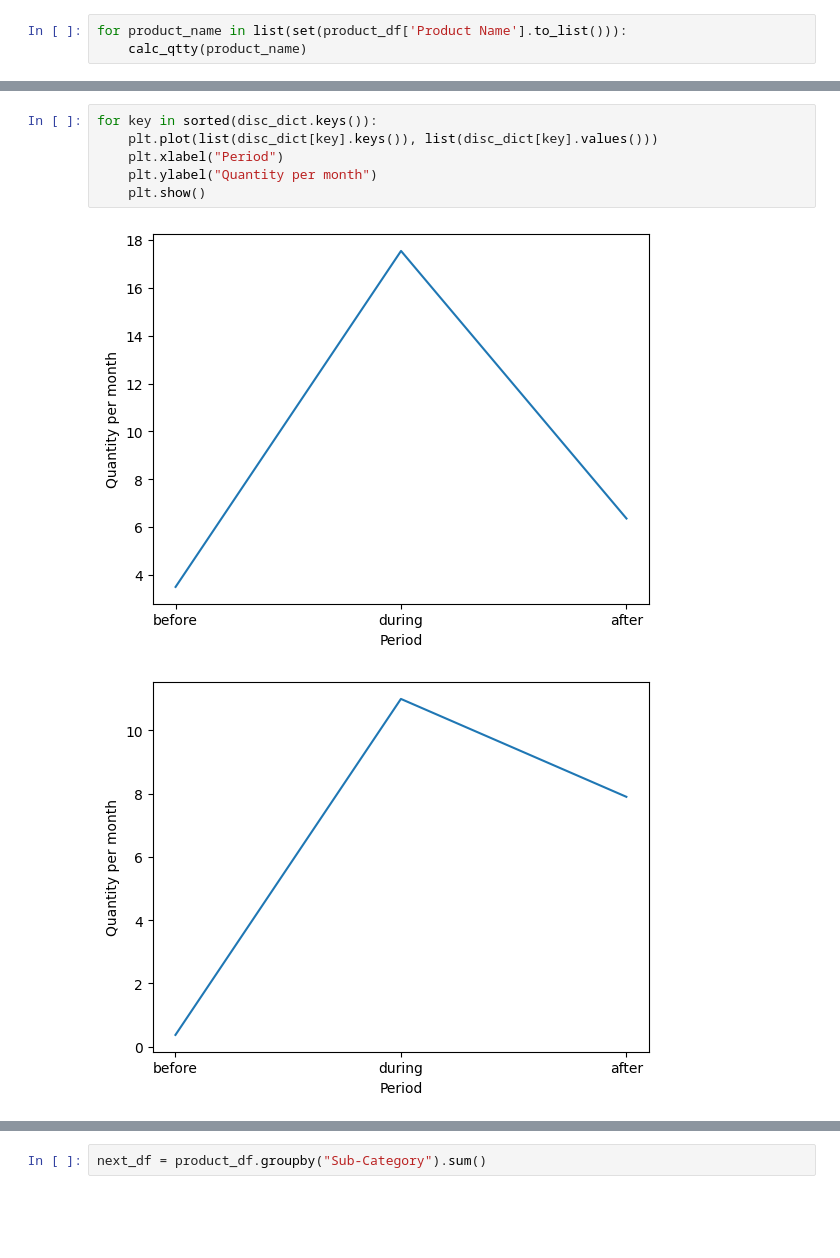
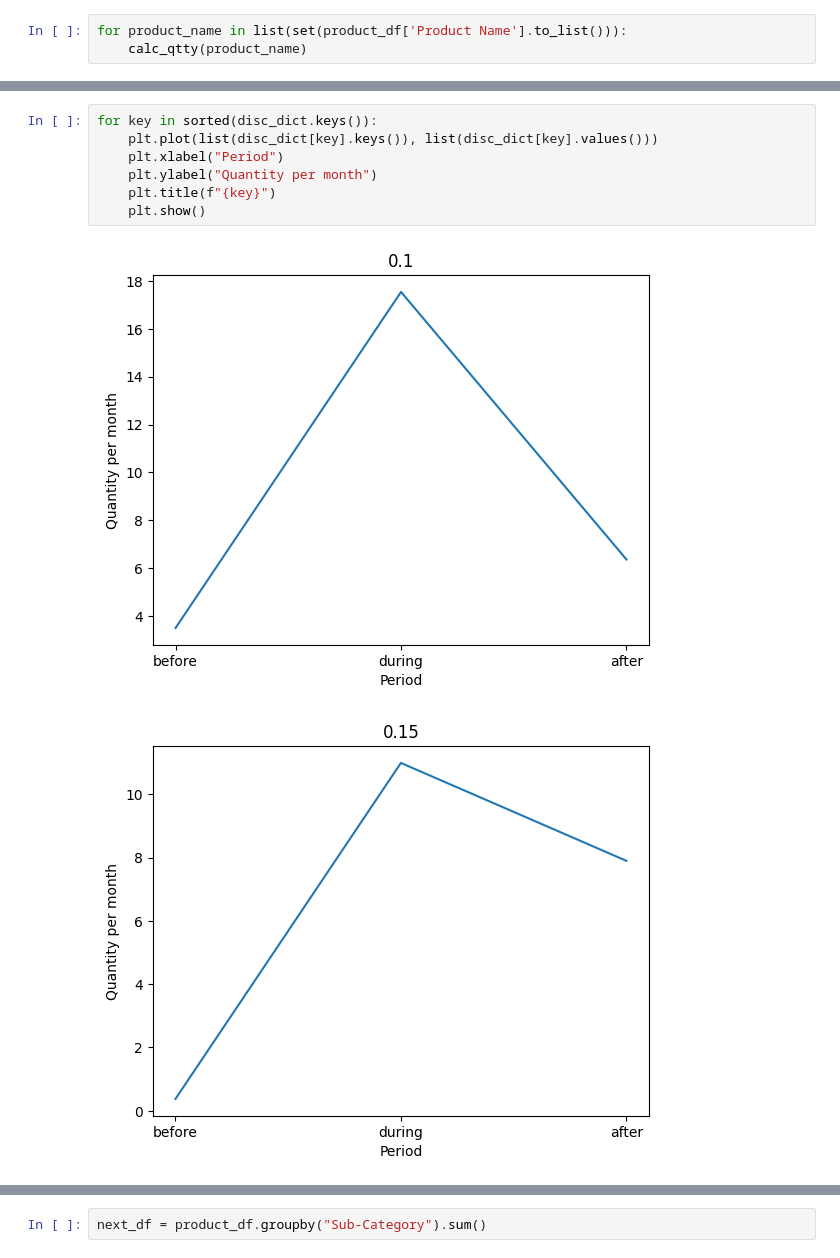
Before and after one commit to Abdullah-Bakhshov/overfitting_outlaws, a Jupyter notebook: promotion_campaigns.ipynb, the cells around one changed output, grey strips where cells are left out. Cells and saved outputs as stored; diff of their text form; blank space fills up the shorter version.

```diff
--- a/promotion_campaigns.ipynb
+++ b/promotion_campaigns.ipynb
@@ -272,9 +151,10 @@ disc_dict
 # %%
 for key in sorted(disc_dict.keys()):
     plt.plot(list(disc_dict[key].keys()), list(disc_dict[key].values()))
     plt.xlabel("Period")
     plt.ylabel("Quantity per month")
+    plt.title(f"{key}")
     plt.show()
 # %% [output]
-[figure, old version]
+[figure, new version]
-[figure, old version]
+[figure, new version]
```
Also changed, not shown: parts of 16 cells of this notebook.
